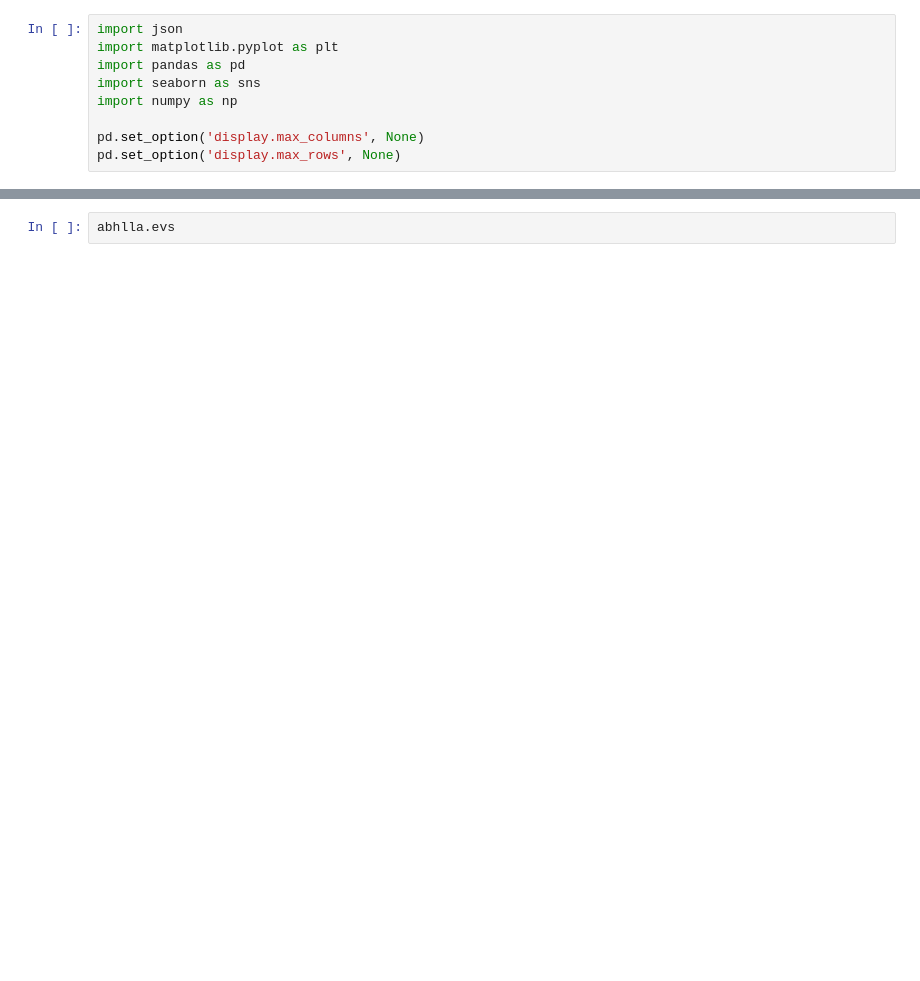
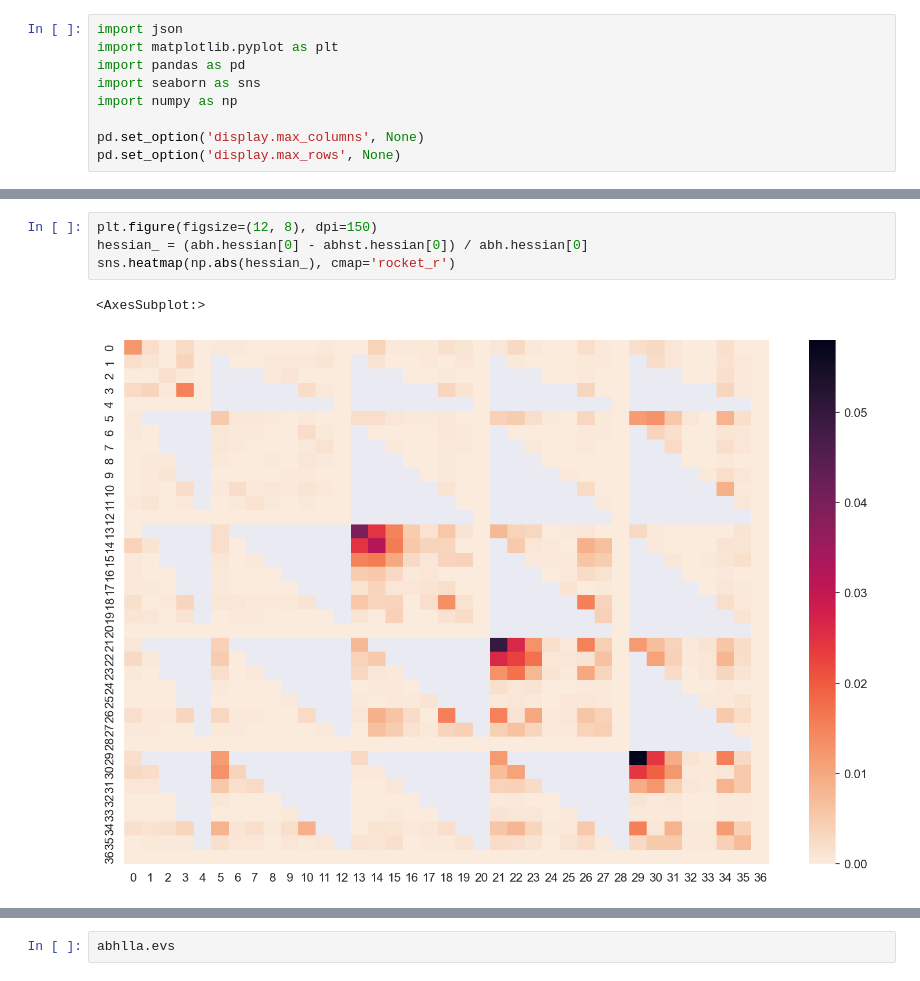
Before and after one commit to BluSteve/STYau122, a Jupyter notebook: python/styau/Analysis.ipynb, the cells around one changed output, grey strips where cells are left out. Cells and saved outputs as stored; diff of their text form; blank space fills up the shorter version.

```diff
--- a/python/styau/Analysis.ipynb
+++ b/python/styau/Analysis.ipynb
@@ -82,0 +87,7 @@ ax.legend(['Absolute Hessian', 'Absolute Hessian - Stewart', 'Gradient', 'TRM',
+# %%
+plt.figure(figsize=(12, 8), dpi=150)
+hessian_ = (abh.hessian[0] - abhst.hessian[0]) / abh.hessian[0]
+sns.heatmap(np.abs(hessian_), cmap='rocket_r')
+# %% [output]
+<AxesSubplot:>
+[figure, added]
```
Also changed, not shown: parts of 5 cells of this notebook, 1 other file.
